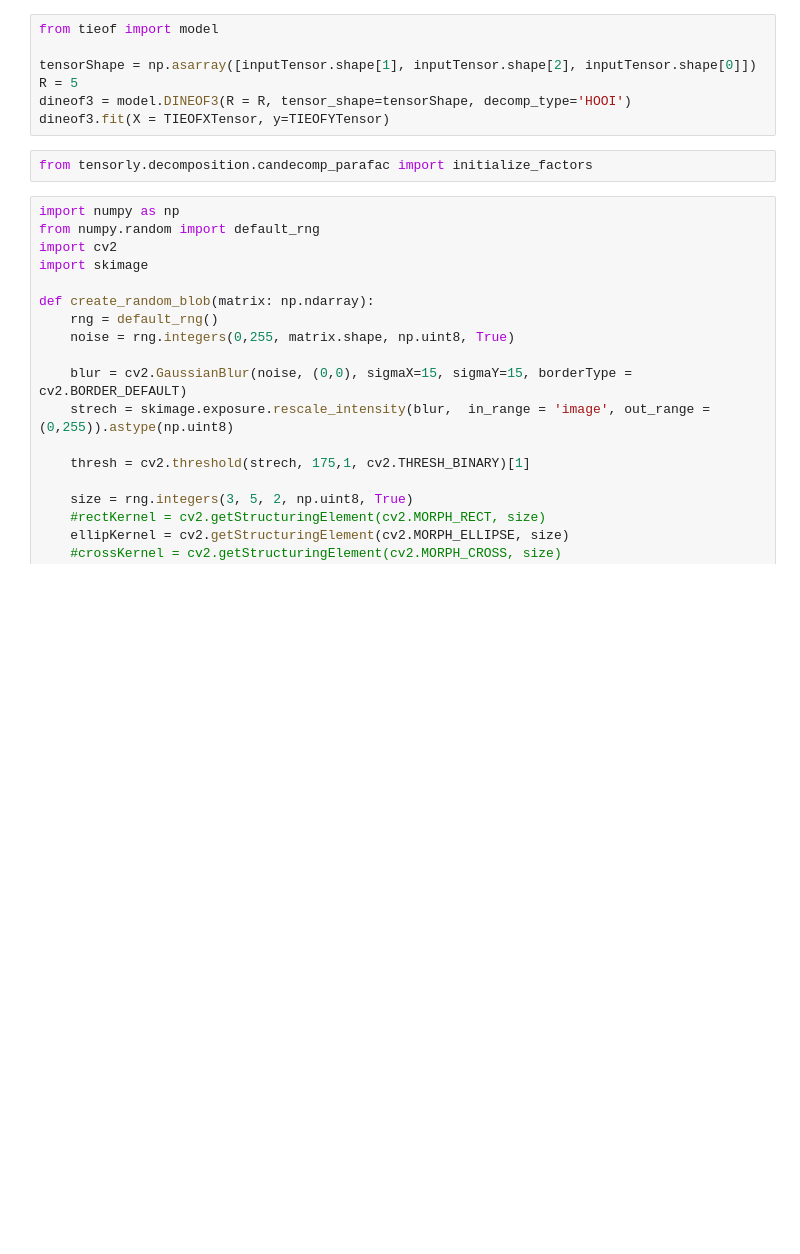
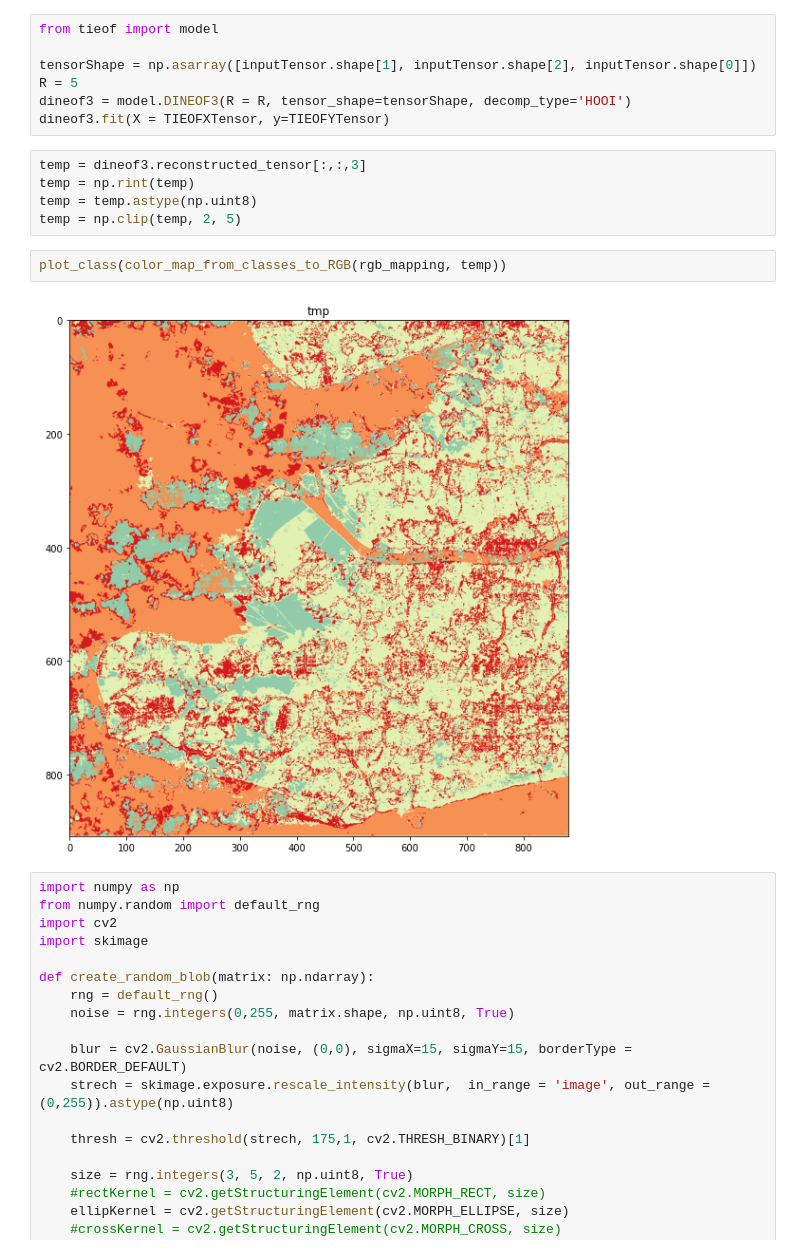
Before and after one commit to ginofft/Bert_Interpolation, a Jupyter notebook: playground.ipynb, the cells around one changed output. Saved outputs shown, nothing was run; the diff lists cells and outputs as text; blank space fills up the shorter version.

```diff
--- a/playground.ipynb
+++ b/playground.ipynb
@@ -124,8 +124,15 @@ tensorShape = np.asarray([inputTensor.shape[1], inputTensor.shape[2], inputTenso
 R = 5
 dineof3 = model.DINEOF3(R = R, tensor_shape=tensorShape, decomp_type='HOOI')
 dineof3.fit(X = TIEOFXTensor, y=TIEOFYTensor)
-# %%
-from tensorly.decomposition.candecomp_parafac import initialize_factors
+# %%
+temp = dineof3.reconstructed_tensor[:,:,3]
+temp = np.rint(temp)
+temp = temp.astype(np.uint8)
+temp = np.clip(temp, 2, 5)
+# %%
+plot_class(color_map_from_classes_to_RGB(rgb_mapping, temp))
+# %% [output]
+[figure, added]
 # %%
 import numpy as np
 from numpy.random import default_rng
```
